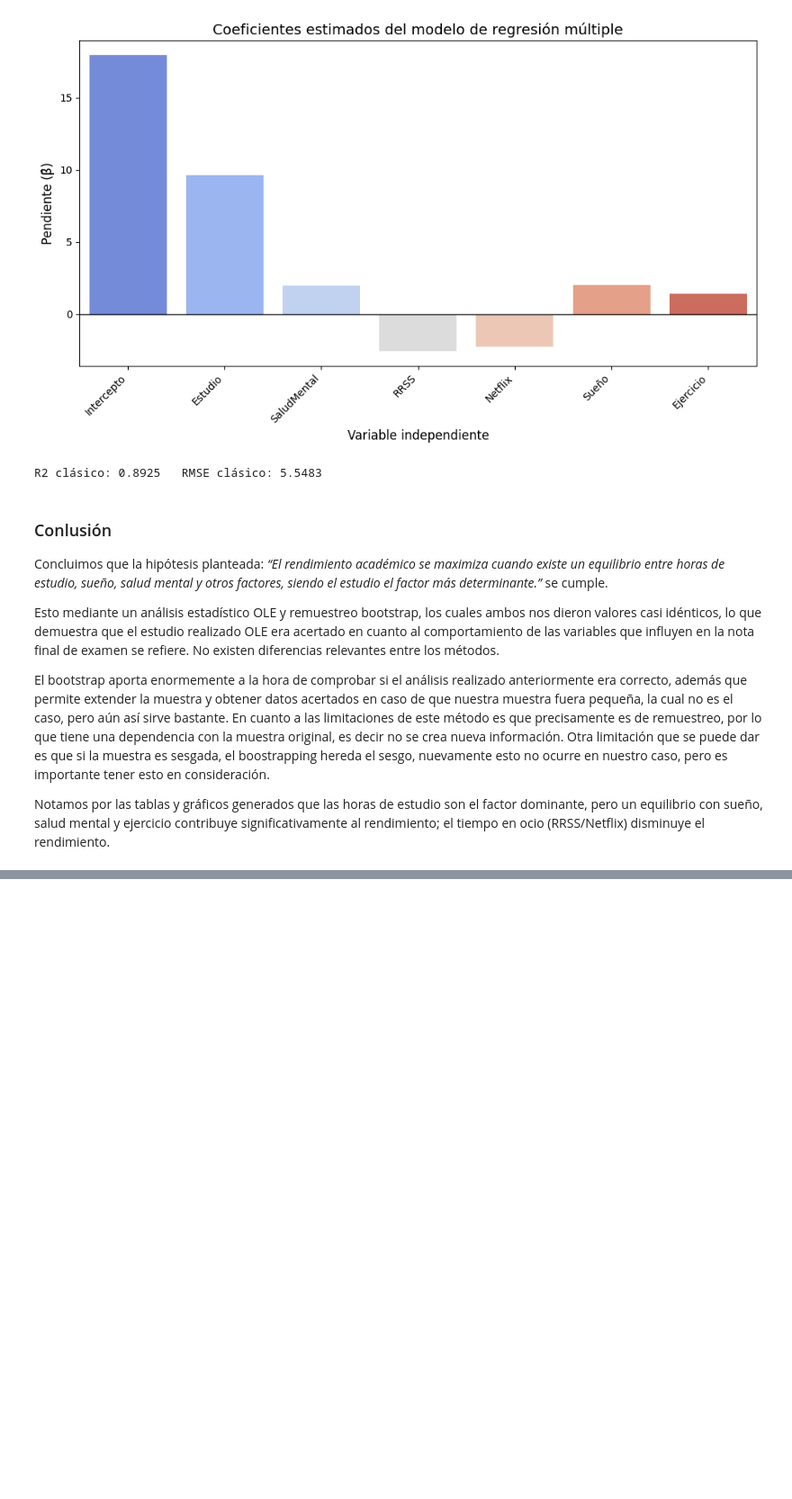
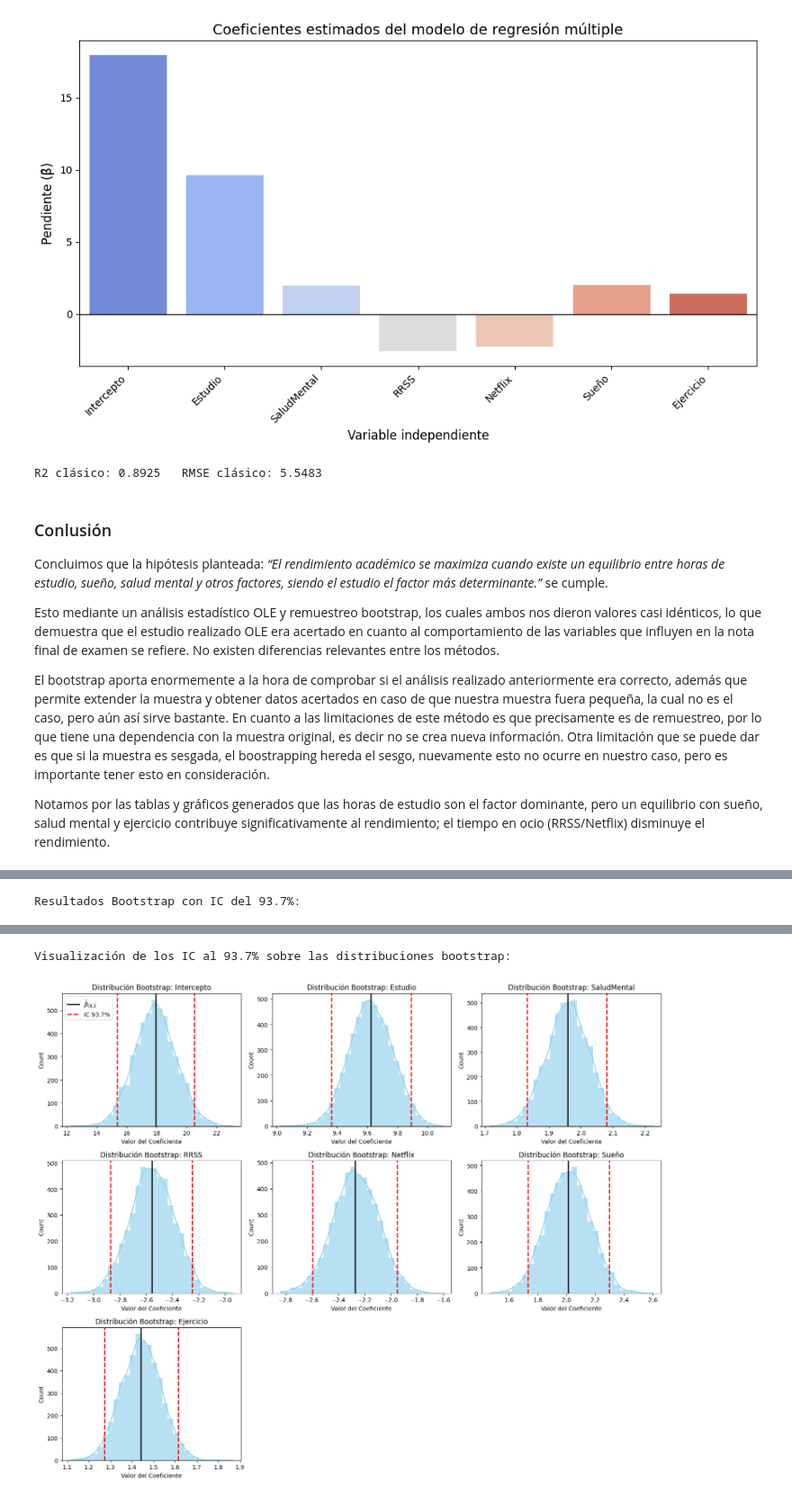
Before and after one commit to Gragas1v9/Trabajo-Estaca, a Jupyter notebook: notebook-estaca-1.ipynb, the cells around one changed output, grey strips where cells are left out. Shown at 90% size. Cells and saved outputs as stored; diff of their text form; code cells hidden in the pictures; blank space fills up the shorter version.

```diff
--- a/notebook-estaca-1.ipynb
+++ b/notebook-estaca-1.ipynb
@@ -718,0 +706,78 @@ Notamos por las tablas y gráficos generados que las horas de estudio son el fac
+# %%
+# --- 1.1. Ejecutar Bootstrap con IC del 93.7% ---
+# Reutilizamos tu función bootstrap_ols (asegúrate de que esté definida en tu notebook)
+# Si no la tienes a mano, la redefino aquí para que sea autocontenido:
+def bootstrap_ols(X, Y, XtX, XtY, n, coef_names, B=5000, ci=0.95, random_state=None):
+    p = X.shape[1]
+    # Estimador puntual OLS
+    pendientes = np.linalg.solve(XtX, XtY)
+    # Bootstrap
+    rng = np.random.default_rng(random_state)
+    betas = np.empty((B, p), dtype=float)
+    for b in range(B):
+        # Muestreo con reemplazo de índices
+        idx = rng.integers(0, n, n)
+        Xb = X[idx]
+        Yb = Y[idx]
+        # Ajuste OLS en la remuestra
+        betas[b] = np.linalg.pinv(Xb.T @ Xb) @ (Xb.T @ Yb)
+
+    # Estadísticos
+    beta_mean = betas.mean(axis=0)
+    beta_bias = beta_mean - pendientes
+    beta_se = betas.std(axis=0, ddof=1)
+
+    # Intervalos de Confianza Percentiles
+    alpha_val = 1 - ci
+    ci_lower = np.percentile(betas, 100 * alpha_val / 2, axis=0)
+    ci_upper = np.percentile(betas, 100 * (1 - alpha_val / 2), axis=0)
+
+    results = pd.DataFrame({
+        "coef": coef_names,
+        "beta_hat": pendientes,
+        "beta_boot_mean": beta_mean,
+        "bias": beta_bias,
+        "se_boot": beta_se,
+        f"CI_{(ci*100):.1f}%_low": ci_lower,
+        f"CI_{(ci*100):.1f}%_high": ci_upper
+    })
+    return results, betas, pendientes, ci_lower, ci_upper
+
+# Ejecutamos con el nivel de confianza solicitado: 93.7%
+ci_target = 0.937
+results_937, betas_937, pendientes_hat, ci_low_937, ci_high_937 = bootstrap_ols(
+    X, Y, XtX, XtY, n, coef_names, B=5000, ci=ci_target, random_state=42
+)
+
+print(f"\nResultados Bootstrap con IC del {ci_target*100:.1f}%:")
+display(results_937.round(4))
+
+# --- 1.2. Visualización Gráfica ---
+# Función para graficar las distribuciones con el nuevo IC
+def plot_boot_dists_custom(betas, pendientes, ci_low, ci_high, ci_label, coef_names):
+    p = betas.shape[1]
+    cols_plot = 3
+    rows_plot = int(np.ceil(p / cols_plot))
+    plt.figure(figsize=(15, 4 * rows_plot))
+
+    for j in range(p):
+        ax = plt.subplot(rows_plot, cols_plot, j + 1)
+        sns.histplot(betas[:, j], bins=30, kde=True, color="skyblue", edgecolor="none", alpha=0.6, ax=ax)
+        # Línea del estimador puntual original
+        ax.axvline(pendientes[j], color='k', linestyle='-', linewidth=2, label=r'$\hat{\beta}_{OLS}$')
+        # Líneas del Intervalo de Confianza
+        ax.axvline(ci_low[j], color='r', linestyle='--', linewidth=2, label=f'IC {ci_label}')
+        ax.axvline(ci_high[j], color='r', linestyle='--', linewidth=2)
+
+        ax.set_title(f'Distribución Bootstrap: {coef_names[j]}')
+        ax.set_xlabel('Valor del Coeficiente')
+        if j == 0: # Solo poner leyenda en el primero para no saturar
+             ax.legend()
+
+    plt.tight_layout()
+    plt.show()
+
+print(f"Visualización de los IC al {ci_target*100:.1f}% sobre las distribuciones bootstrap:")
+plot_boot_dists_custom(betas_937, pendientes_hat, ci_low_937, ci_high_937, f"{ci_target*100:.1f}%", coef_names)
+# %% [output]
+Resultados Bootstrap con IC del 93.7%:
@@ -718,0 +792,2 @@ Notamos por las tablas y gráficos generados que las horas de estudio son el fac
+Visualización de los IC al 93.7% sobre las distribuciones bootstrap:
+[figure, added]
```
Also changed, not shown: parts of 9 cells of this notebook.
